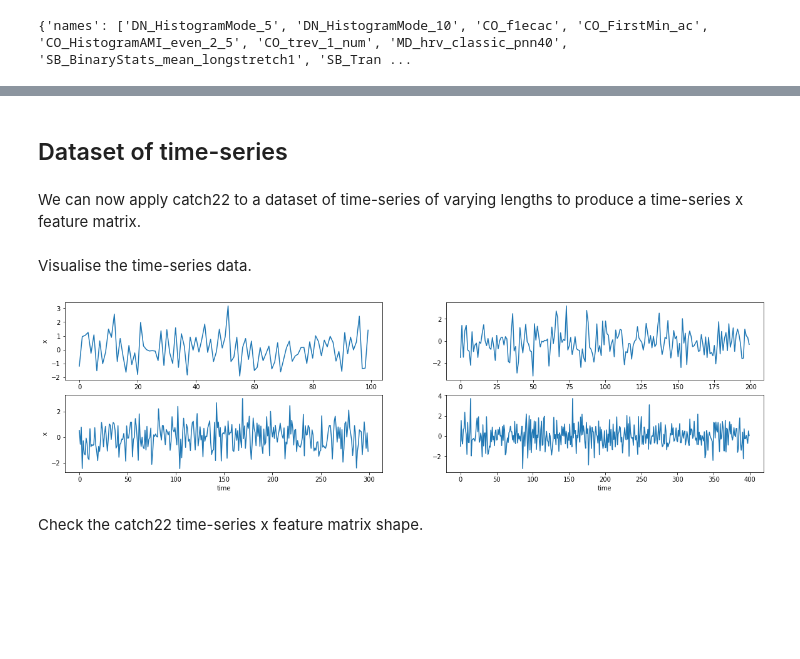
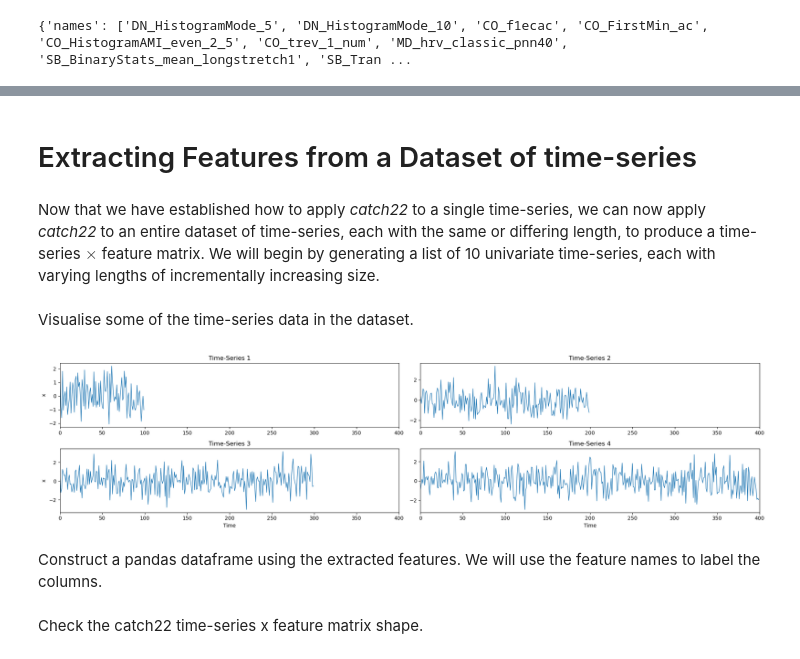
Before and after one commit to jmoo2880/c22-usage-examples, a Jupyter notebook: catch22_pandas_example.ipynb, the cells around one changed output, grey strips where cells are left out. Cells and saved outputs as stored; diff of their text form; code cells hidden in the pictures; blank space fills up the shorter version.

```diff
--- a/catch22_pandas_example.ipynb
+++ b/catch22_pandas_example.ipynb
@@ -62,5 +76,5 @@ feature_matrix
 # %% [markdown]
-## Dataset of time-series
+# Extracting Features from a Dataset of time-series
-# %% [markdown]
-We can now apply catch22 to a dataset of time-series of varying lengths to produce a time-series x feature matrix.
+# %% [markdown]
+Now that we have established how to apply *catch22* to a single time-series, we can now apply *catch22* to an entire dataset of time-series, each with the same or differing length, to produce a time-series $\times$ feature matrix. We will begin by generating a list of 10 univariate time-series, each with varying lengths of incrementally increasing size.
 # %%
@@ -68,15 +82,20 @@ x = [np.random.normal(size=(1, i)) for i in range(100, 1100, 100)] # generate a
 # %% [markdown]
-Visualise the time-series data.
+Visualise some of the time-series data in the dataset.
 # %%
 fig, axes = plt.subplots(2,2, figsize=(20,5))
 for index, ax in enumerate(axes.ravel()):
-    ax.plot(x[index][0,:])
+    ax.plot(x[index][0,:], lw=1)
+    ax.set_title(f'Time-Series {index+1}')
     if index == 2 or index == 3:
-        ax.set_xlabel('time')
+        ax.set_xlabel('Time')
     if index == 0 or index == 2:
         ax.set_ylabel('x')
+    ax.set_xlim(0, 400)
+fig.tight_layout()
 # %% [output]
-[figure, old version]
+[figure, new version]
+# %% [markdown]
+Construct a pandas dataframe using the extracted features. We will use the feature names to label the columns.
 # %%
 features = np.array([catch22.catch22_all(x[i][0,:])['values'] for i in range(len(x))])
 df = pd.DataFrame(features, columns=fnames22)
```
Also changed, not shown: parts of 29 cells of this notebook.
